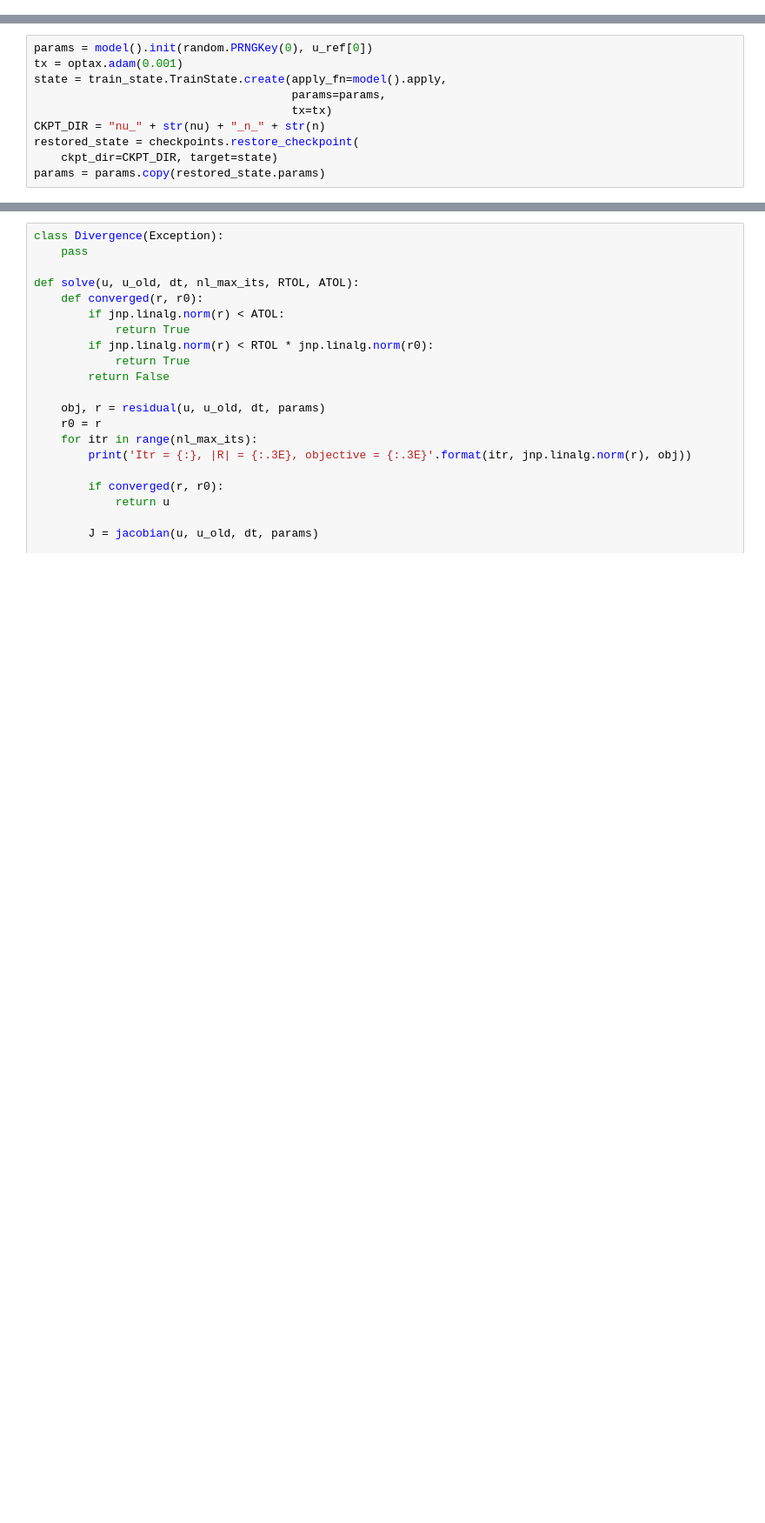
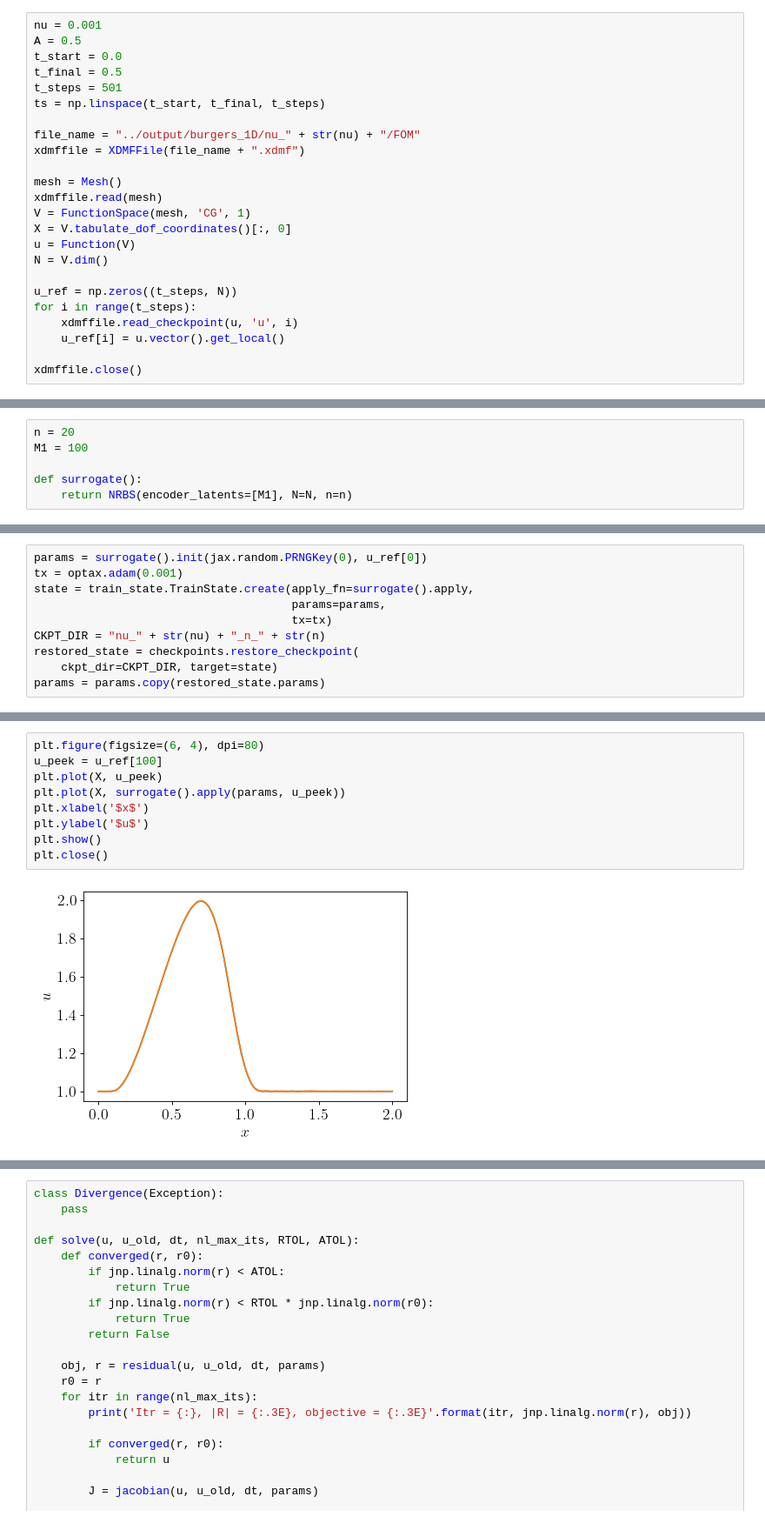
Before and after one commit to peiyichen1995/NM-ROM, a Jupyter notebook: NM_ROM_intrusive/solve.ipynb, the cells around one changed output, grey strips where cells are left out. Shown at 87% size. Cells and saved outputs as stored; diff of their text form; blank space fills up the shorter version.

```diff
--- a/NM_ROM_intrusive/solve.ipynb
+++ b/NM_ROM_intrusive/solve.ipynb
@@ -85,0 +36,24 @@ def model():
+# %%
+nu = 0.001
+A = 0.5
+t_start = 0.0
+t_final = 0.5
+t_steps = 501
+ts = np.linspace(t_start, t_final, t_steps)
+
+file_name = "../output/burgers_1D/nu_" + str(nu) + "/FOM"
+xdmffile = XDMFFile(file_name + ".xdmf")
+
+mesh = Mesh()
+xdmffile.read(mesh)
+V = FunctionSpace(mesh, 'CG', 1)
+X = V.tabulate_dof_coordinates()[:, 0]
+u = Function(V)
+N = V.dim()
+
+u_ref = np.zeros((t_steps, N))
+for i in range(t_steps):
+    xdmffile.read_checkpoint(u, 'u', i)
+    u_ref[i] = u.vector().get_local()
+
+xdmffile.close()
@@ -85,0 +88,6 @@ def model():
+# %%
+n = 20
+M1 = 100
+
+def surrogate():
+    return NRBS(encoder_latents=[M1], N=N, n=n)
@@ -86,7 +96,7 @@ def model():
 # %%
-params = model().init(random.PRNGKey(0), u_ref[0])
+params = surrogate().init(jax.random.PRNGKey(0), u_ref[0])
 tx = optax.adam(0.001)
-state = train_state.TrainState.create(apply_fn=model().apply,
+state = train_state.TrainState.create(apply_fn=surrogate().apply,
                                       params=params,
                                       tx=tx)
 CKPT_DIR = "nu_" + str(nu) + "_n_" + str(n)
@@ -103,0 +112,11 @@ plt.rcParams.update({'font.size': 16})
+# %%
+plt.figure(figsize=(6, 4), dpi=80)
+u_peek = u_ref[100]
+plt.plot(X, u_peek)
+plt.plot(X, surrogate().apply(params, u_peek))
+plt.xlabel('$x$')
+plt.ylabel('$u$')
+plt.show()
+plt.close()
+# %% [output]
+[figure, added]
```
Also changed, not shown: parts of 35 cells of this notebook, 17 other files.
